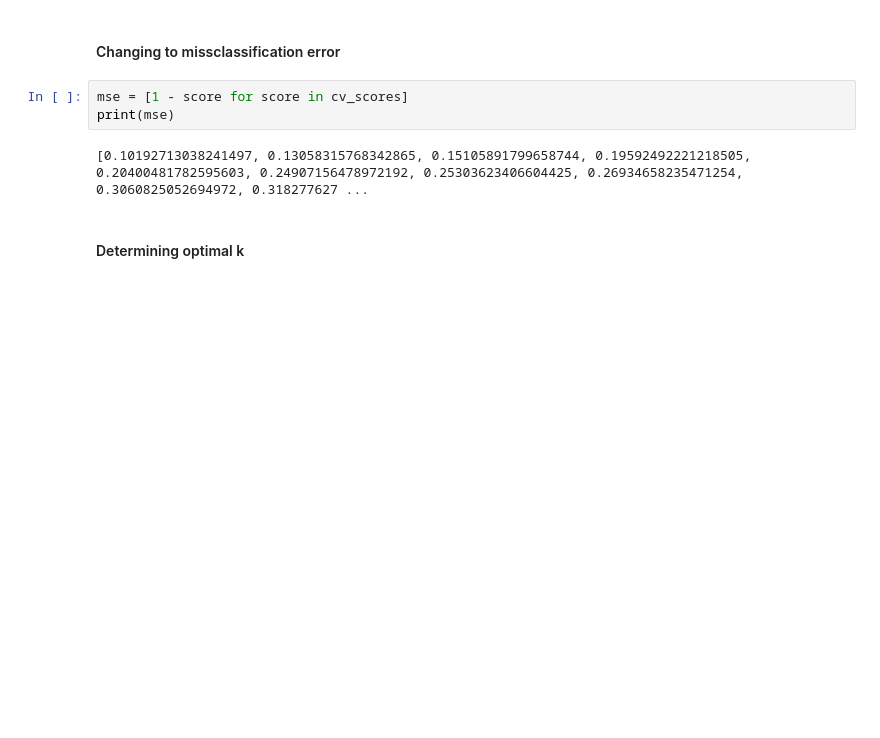
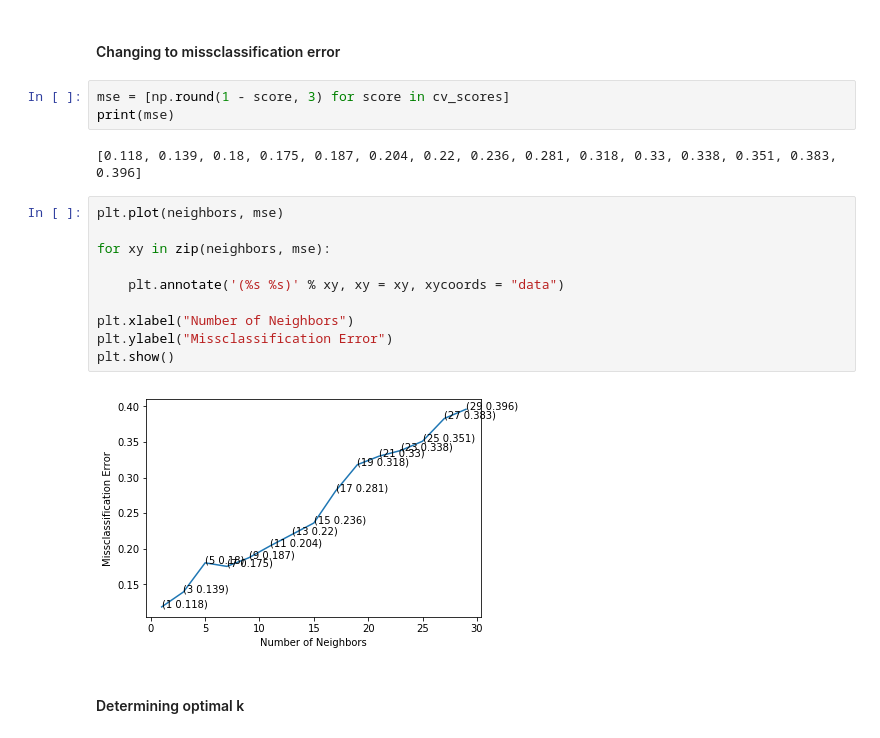
Before and after one commit to mistertandon/reactjs-060-webpack-5-configuration, a Jupyter notebook: knn/a_03_self_kfold.ipynb, the cells around one changed output. Cells and saved outputs as stored; diff of their text form; blank space fills up the shorter version.

```diff
--- a/knn/a_03_self_kfold.ipynb
+++ b/knn/a_03_self_kfold.ipynb
@@ -123,10 +123,22 @@ print(cv_scores)
 # %% [markdown]
 #### Changing to missclassification error
 # %%
-mse = [1 - score for score in cv_scores]
+mse = [np.round(1 - score, 3) for score in cv_scores]
 print(mse)
 # %% [output]
-[0.10192713038241497, 0.13058315768342865, 0.15105891799658744, 0.19592492221218505, 0.20400481782595603, 0.24907156478972192, 0.25303623406604425, 0.26934658235471254, 0.3060825052694972, 0.318277627 ...
+[0.118, 0.139, 0.18, 0.175, 0.187, 0.204, 0.22, 0.236, 0.281, 0.318, 0.33, 0.338, 0.351, 0.383, 0.396]
+# %%
+plt.plot(neighbors, mse)
+
+for xy in zip(neighbors, mse):
+
+    plt.annotate('(%s %s)' % xy, xy = xy, xycoords = "data")
+
+plt.xlabel("Number of Neighbors")
+plt.ylabel("Missclassification Error")
+plt.show()
+# %% [output]
+[figure, added]
 # %% [markdown]
 #### Determining optimal k
 # %%
```
Also changed, not shown: parts of 9 cells of this notebook.
